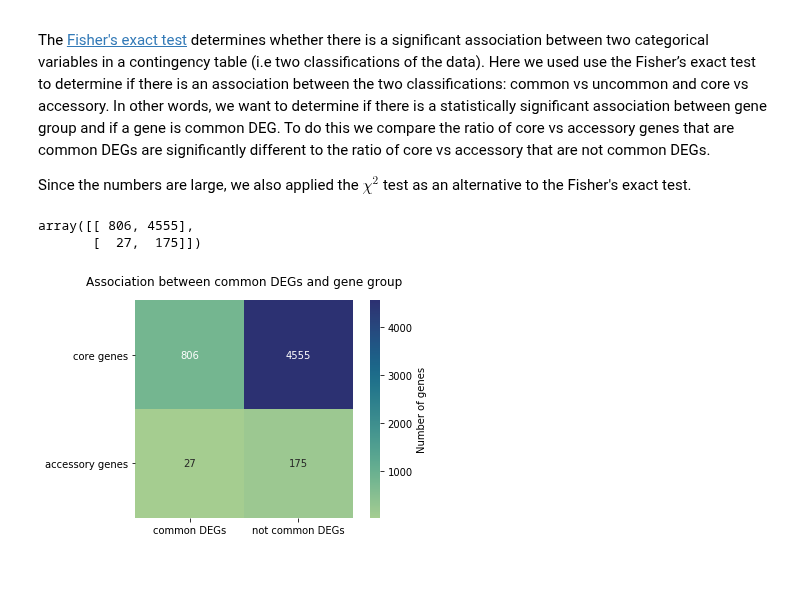
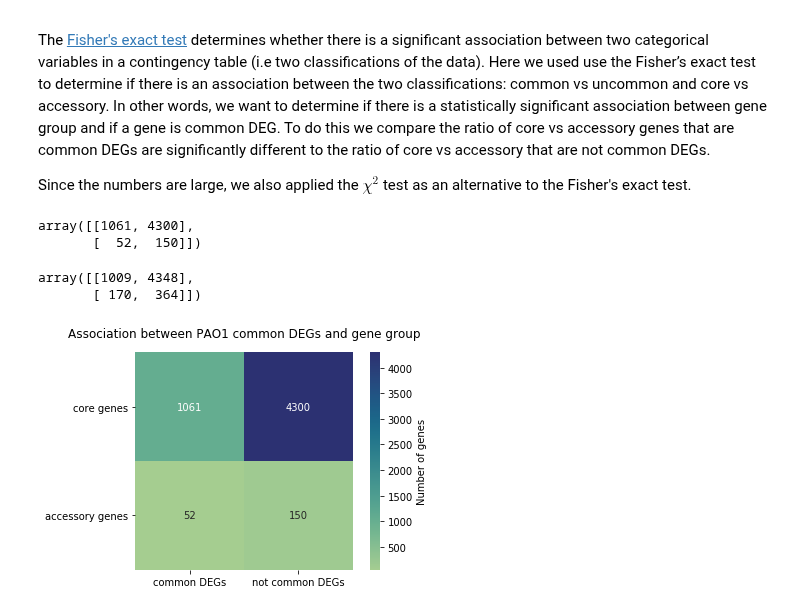
Before and after one commit to greenelab/core-accessory-interactome, a Jupyter notebook: 3_common_genes_analysis/1_common_DEGs_and_gene_groups.ipynb, the cells around one changed output. Drawn from its saved outputs; the diff is of its cells as text; code cells hidden in the pictures; blank space fills up the shorter version.

```diff
--- a/3_common_genes_analysis/1_common_DEGs_and_gene_groups.ipynb
+++ b/3_common_genes_analysis/1_common_DEGs_and_gene_groups.ipynb
@@ -42,3 +59,12 @@ common_DEGs = common_DEGs.set_index("gene id")
+# %%
+# Get common DEGs (i.e. those that have a percentile above 80)
+# Note: these are genes identified as commonly DE by SOPHIE, we don't have a manual reference
+pao1_common_DEGs = pao1_SOPHIE_stats[
+    pao1_SOPHIE_stats["Percentile (simulated)"] >= 80
+].index
+pa14_common_DEGs = pa14_SOPHIE_stats[
+    pa14_SOPHIE_stats["Percentile (simulated)"] >= 80
+].index
 # %% [markdown]
 ### Get core/accessory annotations
 # %%
@@ -111,6 +119,6 @@ common_DEGs_label
 # %% [markdown]
 ### Venn diagram
 # %%
-common_DEGs_set = set(common_DEGs.index)
+pao1_common_DEGs_set = set(pao1_common_DEGs)
 pao1_core_set = set(pao1_core)
 pao1_acc_set = set(pao1_acc)
@@ -170,57 +236,83 @@ The [Fisher's exact test](https://en.wikipedia.org/wiki/Fisher%27s_exact_test) d
 
 Since the numbers are large, we also applied the $\chi^2$ test as an alternative to the Fisher's exact test.
 # %%
-# Make contingency table
+# Make contingency table for PAO1 data
 # -----|common DEG   |not common DEGs
 # core | # genes     | # genes
 # acc  | # genes     | # genes
 
 # Get not-common DEGs
 all_pao1_genes = set(pao1_expression.columns)
-not_common_DEGs_set = all_pao1_genes.difference(common_DEGs_set)
+not_common_DEGs_set = all_pao1_genes.difference(pao1_common_DEGs_set)
 
 # Make components of contingency table
-common_core_genes = common_DEGs_set.intersection(pao1_core_set)
-common_acc_genes = common_DEGs_set.intersection(pao1_acc_set)
+common_core_genes = pao1_common_DEGs_set.intersection(pao1_core_set)
+common_acc_genes = pao1_common_DEGs_set.intersection(pao1_acc_set)
 not_common_core_genes = not_common_DEGs_set.intersection(pao1_core_set)
 not_common_acc_genes = not_common_DEGs_set.intersection(pao1_acc_set)
 
-observed_contingency_table = np.array(
+pao1_observed_contingency_table = np.array(
     [
         [len(common_core_genes), len(not_common_core_genes)],
         [len(common_acc_genes), len(not_common_acc_genes)],
     ]
 )
-observed_contingency_table
+pao1_observed_contingency_table
 # %% [output]
-array([[ 806, 4555],
-       [  27,  175]])
+array([[1061, 4300],
+       [  52,  150]])
+# %%
+# Make contingency table for PAO1 data
+# -----|common DEG   |not common DEGs
+# core | # genes     | # genes
+# acc  | # genes     | # genes
+
+# Get not-common DEGs
+all_pa14_genes = set(pa14_expression.columns)
+not_common_DEGs_set = all_pa14_genes.difference(pa14_common_DEGs_set)
+
+# Make components of contingency table
+common_core_genes = pa14_common_DEGs_set.intersection(pa14_core_set)
+common_acc_genes = pa14_common_DEGs_set.intersection(pa14_acc_set)
+not_common_core_genes = not_common_DEGs_set.intersection(pa14_core_set)
+not_common_acc_genes = not_common_DEGs_set.intersection(pa14_acc_set)
+
+pa14_observed_contingency_table = np.array(
+    [
+        [len(common_core_genes), len(not_common_core_genes)],
+        [len(common_acc_genes), len(not_common_acc_genes)],
+    ]
+)
+pa14_observed_contingency_table
+# %% [output]
+array([[1009, 4348],
+       [ 170,  364]])
 # %%
-# Make heatmap of contingency table
-observed_contingency_table_df = pd.DataFrame(
-    data=observed_contingency_table,
+# Make heatmap of contingency table for PAO1
+pao1_observed_contingency_table_df = pd.DataFrame(
+    data=pao1_observed_contingency_table,
     index=["core genes", "accessory genes"],
     columns=["common DEGs", "not common DEGs"],
 )
 f = sns.heatmap(
-    observed_contingency_table_df,
+    pao1_observed_contingency_table_df,
     cmap=sns.color_palette("crest", as_cmap=True),
     cbar_kws={"label": "Number of genes"},
     square=True,
     annot=True,
     fmt=".4g",
 )
 f.set_yticklabels(f.get_yticklabels(), rotation=0)
-f.set_title("Association between common DEGs and gene group", pad=15)
+f.set_title("Association between PAO1 common DEGs and gene group", pad=15)
 
 # Save figure
 f.figure.savefig(
-    "common_vs_gene_group_contingency_table.svg",
+    "pao1_common_vs_gene_group_contingency_table.svg",
     format="svg",
     bbox_inches="tight",
     transparent=True,
     pad_inches=0,
     dpi=300,
 )
 # %% [output]
-[figure, old version]
+[figure, new version]
```
Also changed, not shown: parts of 23 cells of this notebook, 7 other files.
